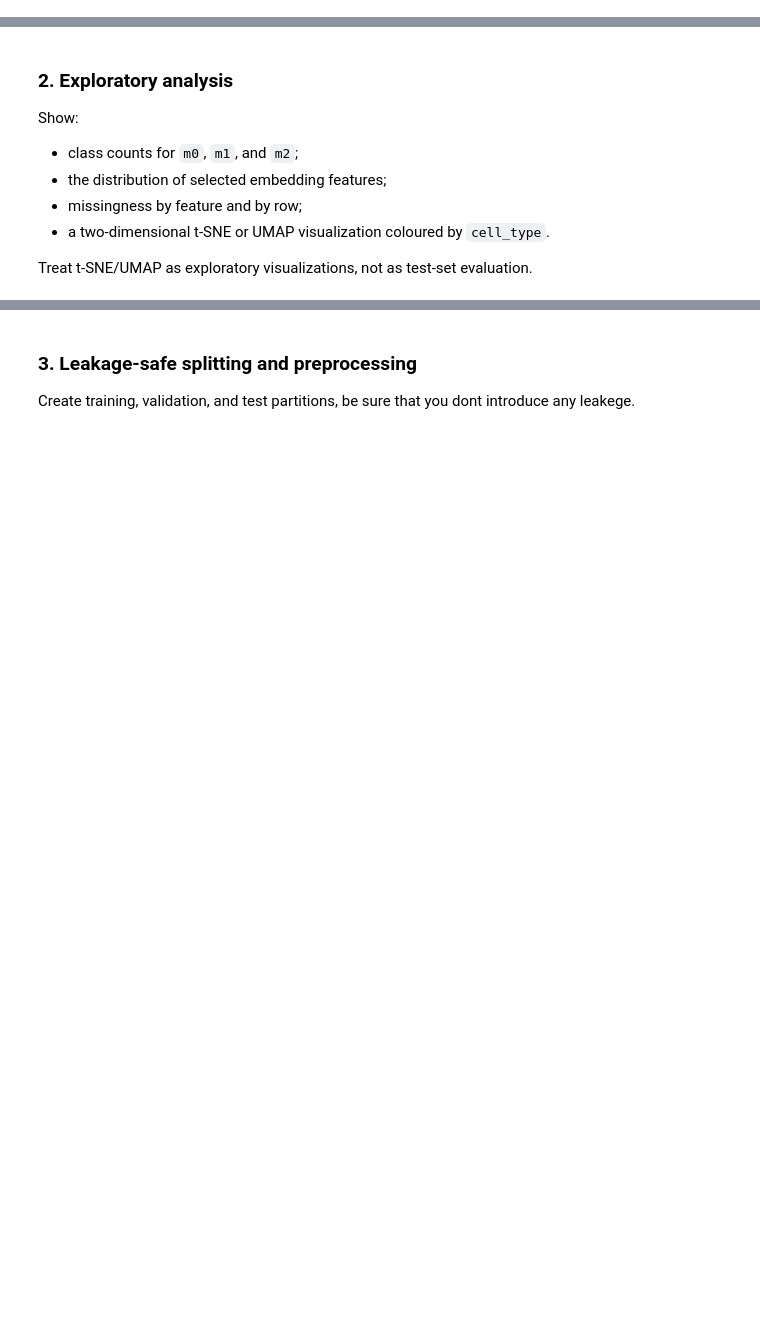
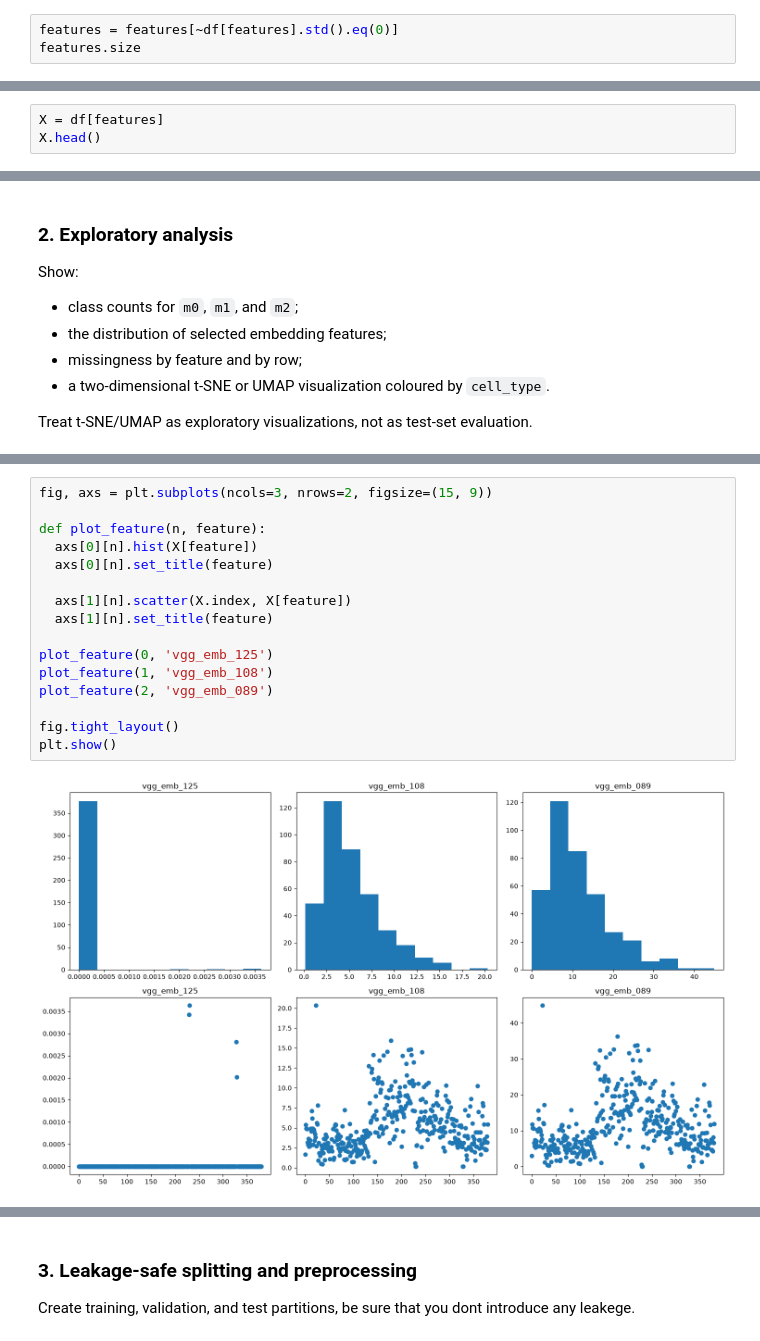
Before and after one commit to ALEGATOR1209/KSE_ML_for_bioinformatics, a Jupyter notebook: practicals/week6/Assignment6.ipynb, the cells around one changed output, grey strips where cells are left out. Drawn from its saved outputs; the diff is of its cells as text; blank space fills up the shorter version.

```diff
--- a/practicals/week6/Assignment6.ipynb
+++ b/practicals/week6/Assignment6.ipynb
@@ -76,0 +116,3 @@ Since data is the same no need to write detailed report but still - check if eve
+# %%
+features = features[~df[features].std().eq(0)]
+features.size
@@ -76,0 +121,3 @@ Since data is the same no need to write detailed report but still - check if eve
+# %%
+X = df[features]
+X.head()
@@ -87,0 +190,18 @@ Treat t-SNE/UMAP as exploratory visualizations, not as test-set evaluation.
+# %%
+fig, axs = plt.subplots(ncols=3, nrows=2, figsize=(15, 9))
+
+def plot_feature(n, feature):
+  axs[0][n].hist(X[feature])
+  axs[0][n].set_title(feature)
+
+  axs[1][n].scatter(X.index, X[feature])
+  axs[1][n].set_title(feature)
+
+plot_feature(0, 'vgg_emb_125')
+plot_feature(1, 'vgg_emb_108')
+plot_feature(2, 'vgg_emb_089')
+
+fig.tight_layout()
+plt.show()
+# %% [output]
+[figure, added]
```
Also changed, not shown: parts of 17 cells of this notebook.
